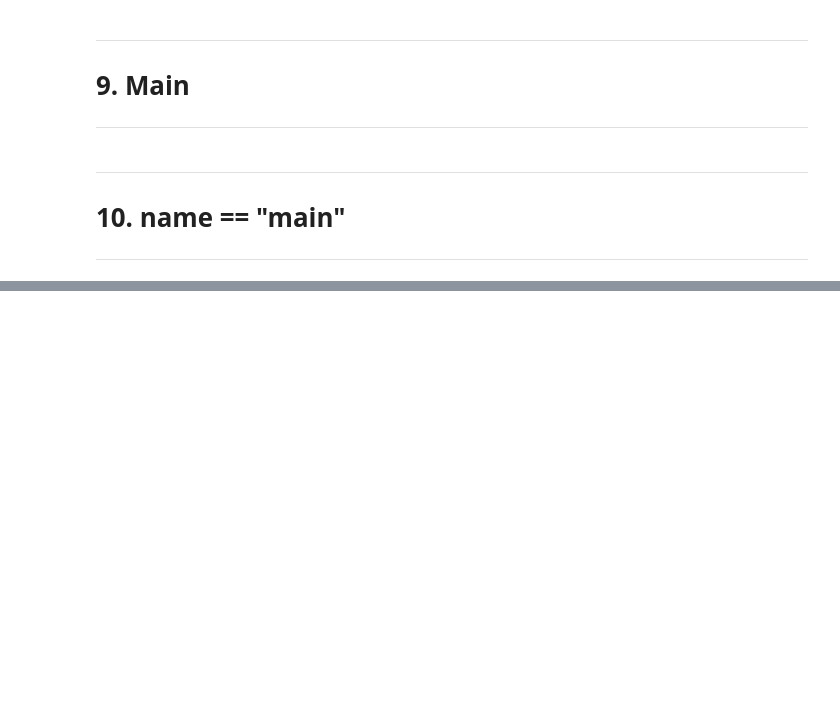
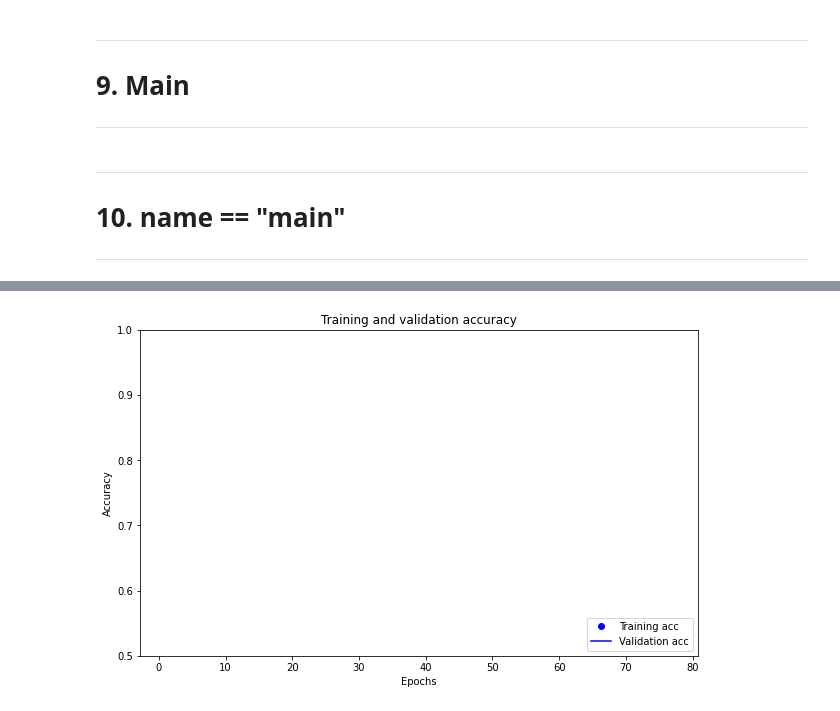
Before and after one commit to aascode/sentiment-analysis-2, a Jupyter notebook: training/training_words.ipynb, the cells around one changed output, grey strips where cells are left out. Saved outputs shown, nothing was run; the diff lists cells and outputs as text; code cells hidden in the pictures; blank space fills up the shorter version.

Commit message:
UPDATE: ready to test environment; need to sort more the dataset; improve acc

```diff
--- a/training/training_words.ipynb
+++ b/training/training_words.ipynb
@@ -201,15 +211,4 @@ spNLP.max_length = 103950039 # or higher
 # %%
-EPOCHS = 100
-vocab_size = 26 # 5000
-embedding_dim = 64
-max_lenght = 30 # 200
-trunc_type = 'post'
-padding_type = 'post'
-oov_tok = '<OOV>'
-training_portion = .8
-rnn_units = 64
-
-FILE = 'datasets/categories_dataset.csv'
 main_labels = ['confident', 'unconfident', 'pos_hp', 'neg_hp', 'interested', 'uninterested', 'happy', 'unhappy', 'friendly', 'unfriendly']
 label_dict = dict(zip(main_labels, range(1, len(main_labels) + 1)))
 # %%
@@ -288,7 +287,7 @@ def prepare_dataset(labeldict : dict, test_size=0.2, validation_size=0.2):
 # **4. Build model**
 ---
 # %%
-def build_model(learning_rate=0.0001, opt='adam', loss='categorical_crossentropy'):
+def build_model():
     print('\nbuilding the model...\n')
 
     model = tf.keras.Sequential([
@@ -311,7 +310,7 @@ def build_model(learning_rate=0.0001, opt='adam', loss='categorical_crossentropy
     # compile model
     model.compile(optimizer=opt,
                   loss=loss,
-                  metrics=['accuracy', 'ACC']) # AUC
+                  metrics=['accuracy', 'AUC'])
     model.summary()
 
     return model
@@ -348,7 +347,7 @@ def plot_history_(history):
     val_acc = fitModel_dict['val_accuracy']
     epochs = range(1, len(acc) + 1)
 
-    plt.figure(figsize=(15, 8))
+    plt.figure(figsize=(10, 6))
     plt.plot(epochs, acc, 'bo', label = 'Training acc')
     plt.plot(epochs, val_acc, 'b', label = 'Validation acc')
     plt.title('Training and validation accuracy')
@@ -361,8 +360,10 @@ def plot_history_(history):
 
 def plot_history(history, string):
     fitModel_dict = history.history
+
+    plt.figure(figsize=(10, 6))
     plt.plot(fitModel_dict[string])
-    plt.plot/fitModel_dict['val_' + string]
+    plt.plot(fitModel_dict['val_' + string])
     plt.xlabel('Epochs')
     plt.ylabel(string)
     plt.legend([string, 'val_' + string])
@@ -452,0 +440,14 @@ Epoch 4/100
+# %%
+# prepare the dataset
+(x_train, y_train), (x_validation, y_validation), (x_test, y_test) = prepare_dataset(label_dict)
+print(x_train.shape, x_validation.shape, x_test.shape)
+print(y_train.shape, y_validation.shape, x_test.shape)
+print(y_train)
+
+# build the model
+model = build_model()
+
+# train the model
+history = train(model=model, x_train=x_train, y_train=to_categorical(y_train),
+                x_validation=x_validation, y_validation=to_categorical(y_validation),
+                epochs=EPOCHS, verbose=1, monitor='accuracy')
@@ -452,0 +475,5 @@ Epoch 4/100
+# %%
+# plot the training
+plot_history_(history)
+# %% [output]
+[figure, added]
```
Also changed, not shown: parts of 16 cells of this notebook, 4 other files.
